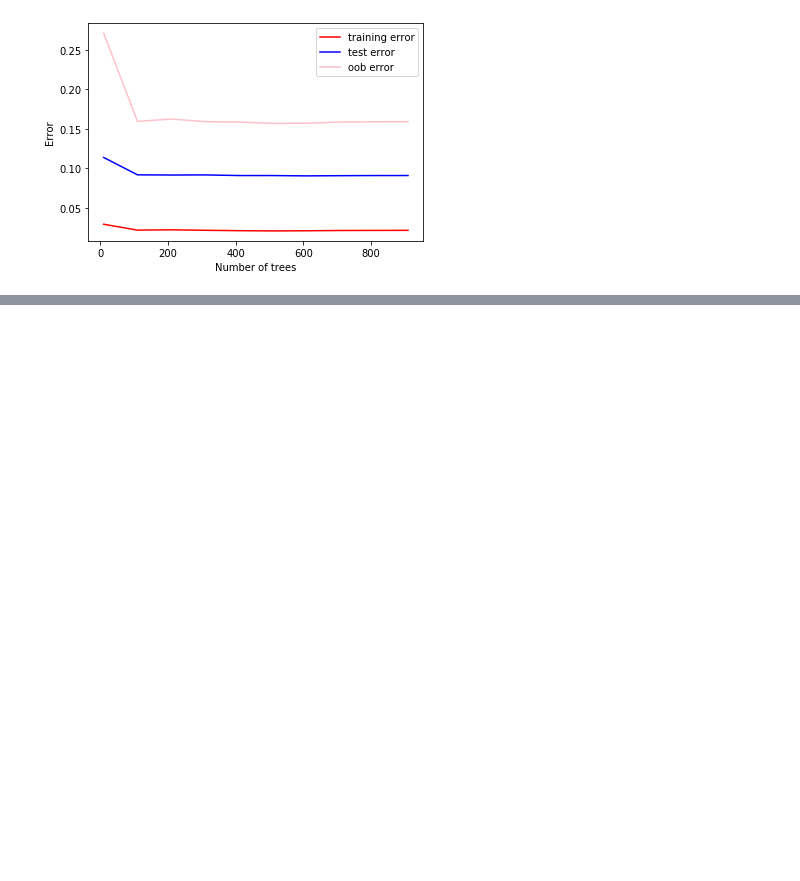
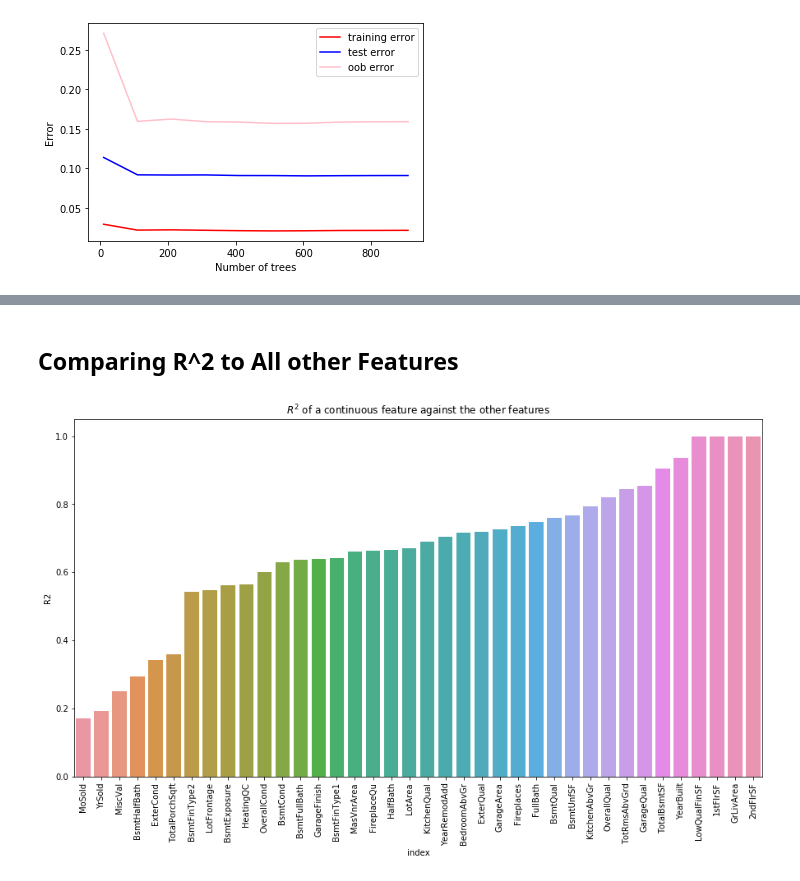
Before and after one commit to alexandertin/HousingML, a Jupyter notebook: Tori/Data_Cleaning_5:24.ipynb, the cells around one changed output, grey strips where cells are left out. Drawn from its saved outputs; the diff is of its cells as text; code cells hidden in the pictures; blank space fills up the shorter version.

Commit message:
MLR begun with all features, need penalties, further visualizations created

```diff
--- a/Tori/Data_Cleaning_5:24.ipynb
+++ b/Tori/Data_Cleaning_5:24.ipynb
@@ -181,0 +221,25 @@ plt.show()
+# %% [markdown]
+## Comparing R^2 to All other Features
+# %%
+cont_features = ['LotFrontage', 'LotArea', "OverallQual", "OverallCond", "YearBuilt", "YearRemodAdd", 'MasVnrArea',
+                "ExterQual", "ExterCond", "BsmtQual", "BsmtCond", "BsmtExposure", "BsmtFinType1", "BsmtFinType2",
+                "BsmtUnfSF", "HeatingQC", 'TotalBsmtSF', '1stFlrSF', '2ndFlrSF', 'LowQualFinSF', "BsmtFullBath",
+                'GrLivArea', "BsmtHalfBath", "FullBath", "HalfBath", "BedroomAbvGr", "KitchenAbvGr", "KitchenQual",
+                "TotRmsAbvGrd", "Fireplaces", "FireplaceQu", 'GarageArea', "GarageFinish", "GarageArea", "GarageQual",
+                "MiscVal", "MoSold", "YrSold", 'TotalPorchSqft']
+scores = {}
+ols2 = linear_model.LinearRegression()
+for feature_name in cont_features:
+    df2 = houses.copy().drop("GarageYrBlt", axis=1)
+    df2 = pd.get_dummies(df2, drop_first=True, dummy_na=True)
+    feature = df2[feature_name].copy()
+    df2.drop(feature_name, axis=1, inplace=True)
+    ols2.fit(df2, feature)
+    scores[feature_name] = ols2.score(df2, feature)
+# %%
+plt.figure(figsize=(15,8))
+ax = sns.barplot(x='index', y='R2', data=pd.DataFrame(scores, index=['R2']).T.reset_index().sort_values(["R2"]))
+plt.title('$R^2$ of a continuous feature against the other features')
+for item in ax.get_xticklabels(): item.set_rotation(90)
+# %% [output]
+[figure, added]
```
Also changed, not shown: parts of 39 cells of this notebook.
